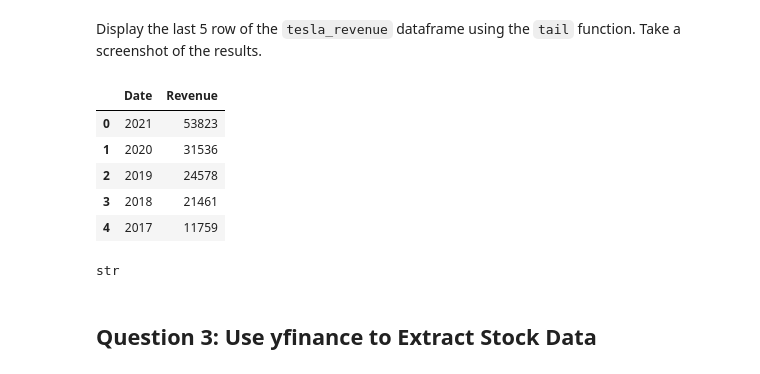
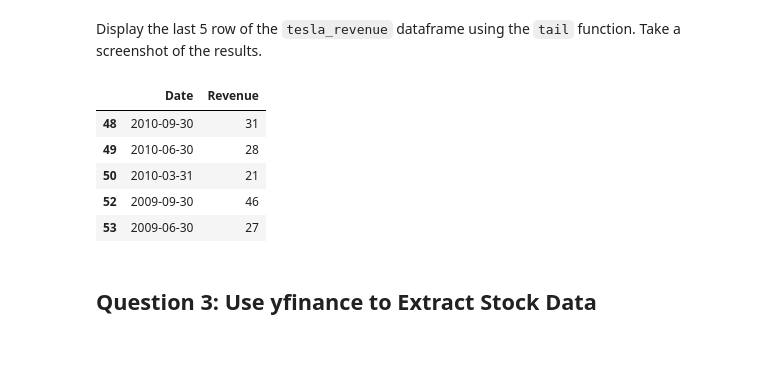
Before and after one commit to akalabri/Data_Science_Certificate_Projects_and_Labs, a Jupyter notebook: Python_Project_Data_Science/Final Assignment.ipynb, the cells around one changed output. Cells and saved outputs as stored; diff of their text form; code cells hidden in the pictures.

```diff
--- a/Python_Project_Data_Science/Final Assignment.ipynb
+++ b/Python_Project_Data_Science/Final Assignment.ipynb
@@ -142,2 +103,19 @@ tsla_dataframe.columns = ["Date","Revenue"]
+# %%
+tesla_revenue = pd.DataFrame(columns = ["Date","Revenue"])
+data_list = []
+
+for table in soup.find_all('table'):
+    if table.find('th').getText().startswith("Tesla Quarterly Revenue"):
+        for row in table.find("tbody").find_all("tr"):
+            col = row.find_all("td")
+            if len(col) != 2: continue
+            Date = col[0].text
+            Revenue = col[1].text.replace("$","").replace(",","")
+
+            data_list.append({"Date": Date, "Revenue": Revenue})
+
+# Convert data_list to DataFrame and concat with existing tesla_revenue DataFrame
+new_data = pd.DataFrame(data_list)
+tesla_revenue = pd.concat([tesla_revenue, new_data], ignore_index=True)
 # %% [markdown]
 Execute the following line to remove the comma and dollar sign from the `Revenue` column.
@@ -167,18 +122,17 @@ tsla_dataframe = tsla_dataframe[tsla_dataframe['Revenue'] != ""]
+# %%
+tesla_revenue.dropna(axis=0, how='all', subset=['Revenue']) #drop NaN values
+tesla_revenue = tesla_revenue[tesla_revenue['Revenue'] != ""] #drop empty string values
 # %% [markdown]
 Display the last 5 row of the `tesla_revenue` dataframe using the `tail` function. Take a screenshot of the results.
-# %%
-tsla_dataframe.head()
-# %% [output]
-|  | Date | Revenue |
-| 0 | 2021 | 53823 |
-| 1 | 2020 | 31536 |
-| 2 | 2019 | 24578 |
-| 3 | 2018 | 21461 |
-| 4 | 2017 | 11759 |
-# %%
-type(tsla_dataframe.iloc[0,0])
-# %% [output]
-str
+# %%
+tesla_revenue.tail()
+# %% [output]
+|  | Date | Revenue |
+| 48 | 2010-09-30 | 31 |
+| 49 | 2010-06-30 | 28 |
+| 50 | 2010-03-31 | 21 |
+| 52 | 2009-09-30 | 46 |
+| 53 | 2009-06-30 | 27 |
 # %% [markdown]
 ## Question 3: Use yfinance to Extract Stock Data
 # %% [markdown]
```
Also changed, not shown: parts of 23 cells of this notebook.
